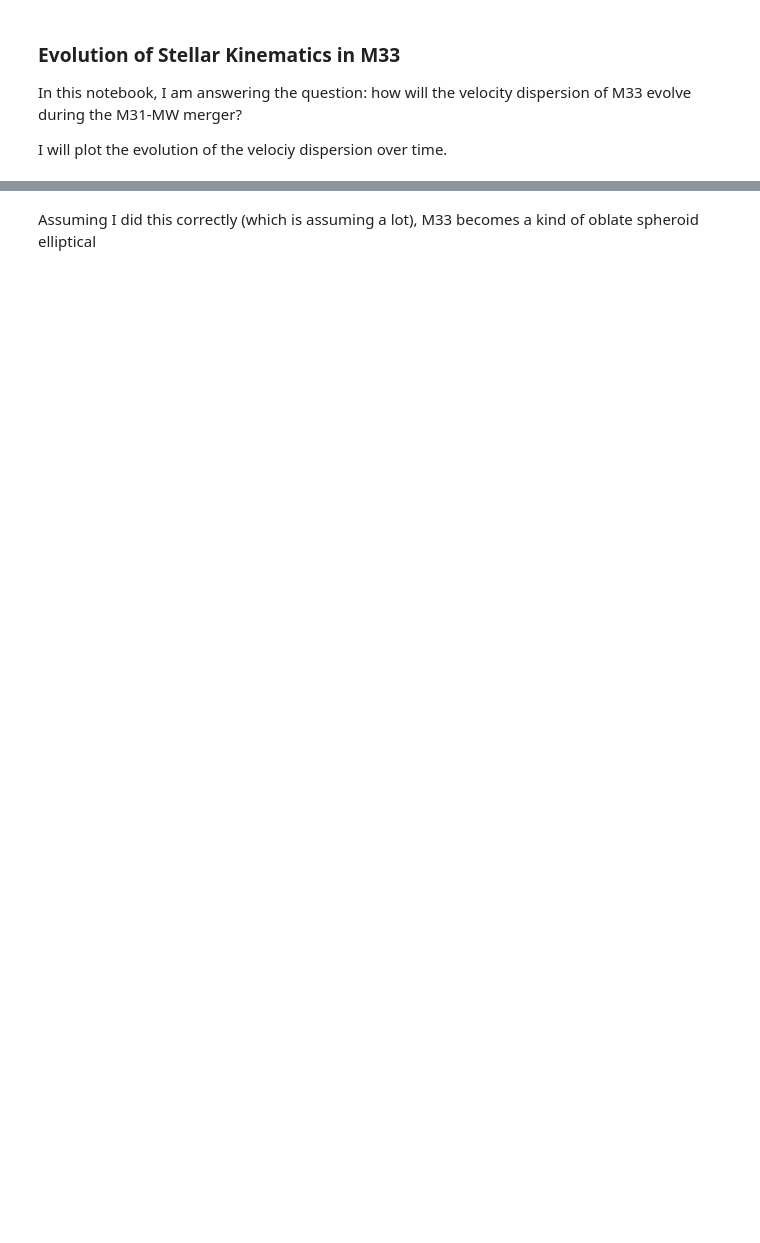
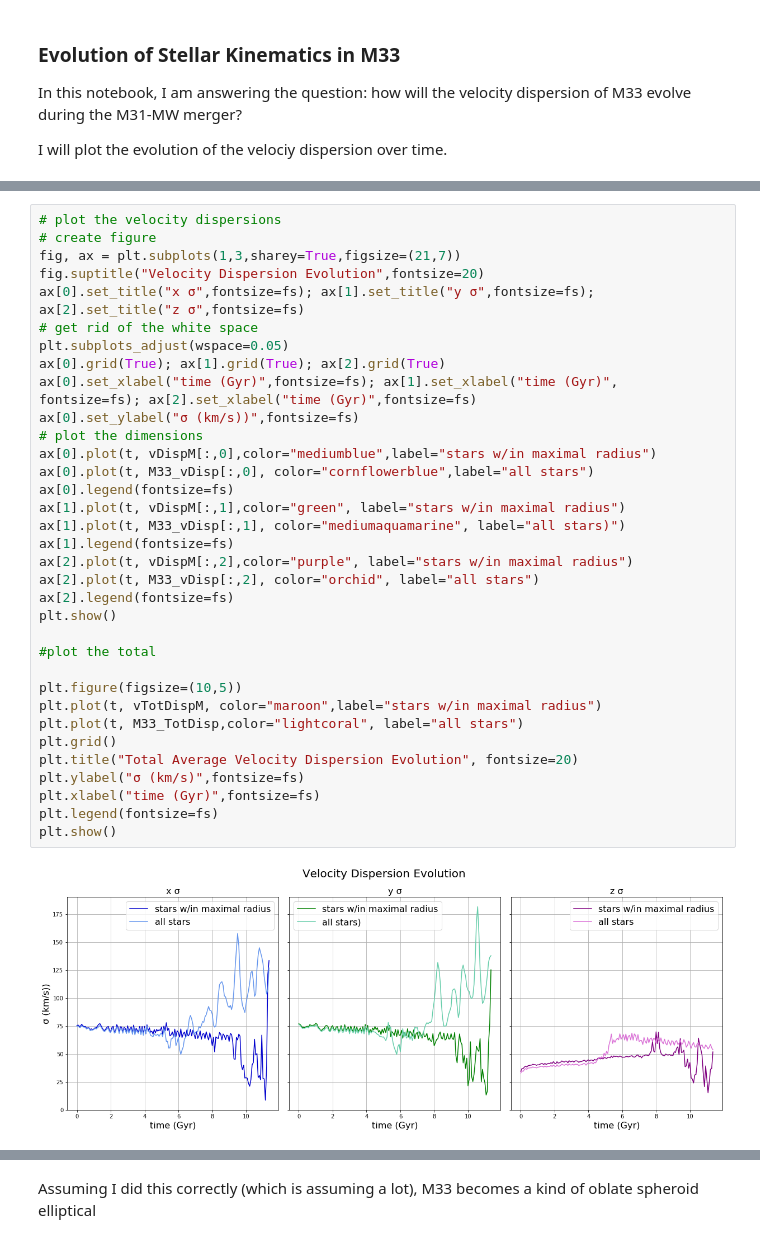
Before and after one commit to ewalla02/400b_walla, a Jupyter notebook: Homeworks/Research_Assignment/ResearchAssignment3/DimensionalVelocityDispersion.ipynb, the cells around one changed output, grey strips where cells are left out. Saved outputs shown, nothing was run; the diff lists cells and outputs as text; blank space fills up the shorter version.

```diff
--- a/Homeworks/Research_Assignment/ResearchAssignment3/DimensionalVelocityDispersion.ipynb
+++ b/Homeworks/Research_Assignment/ResearchAssignment3/DimensionalVelocityDispersion.ipynb
@@ -267,0 +327,36 @@ plt.show()
+# %%
+# plot the velocity dispersions
+# create figure
+fig, ax = plt.subplots(1,3,sharey=True,figsize=(21,7))
+fig.suptitle("Velocity Dispersion Evolution",fontsize=20)
+ax[0].set_title("x σ",fontsize=fs); ax[1].set_title("y σ",fontsize=fs); ax[2].set_title("z σ",fontsize=fs)
+# get rid of the white space
+plt.subplots_adjust(wspace=0.05)
+ax[0].grid(True); ax[1].grid(True); ax[2].grid(True)
+ax[0].set_xlabel("time (Gyr)",fontsize=fs); ax[1].set_xlabel("time (Gyr)", fontsize=fs); ax[2].set_xlabel("time (Gyr)",fontsize=fs)
+ax[0].set_ylabel("σ (km/s))",fontsize=fs)
+# plot the dimensions
+ax[0].plot(t, vDispM[:,0],color="mediumblue",label="stars w/in maximal radius")
+ax[0].plot(t, M33_vDisp[:,0], color="cornflowerblue",label="all stars")
+ax[0].legend(fontsize=fs)
+ax[1].plot(t, vDispM[:,1],color="green", label="stars w/in maximal radius")
+ax[1].plot(t, M33_vDisp[:,1], color="mediumaquamarine", label="all stars)")
+ax[1].legend(fontsize=fs)
+ax[2].plot(t, vDispM[:,2],color="purple", label="stars w/in maximal radius")
+ax[2].plot(t, M33_vDisp[:,2], color="orchid", label="all stars")
+ax[2].legend(fontsize=fs)
+plt.show()
+
+#plot the total
+
+plt.figure(figsize=(10,5))
+plt.plot(t, vTotDispM, color="maroon",label="stars w/in maximal radius")
+plt.plot(t, M33_TotDisp,color="lightcoral", label="all stars")
+plt.grid()
+plt.title("Total Average Velocity Dispersion Evolution", fontsize=20)
+plt.ylabel("σ (km/s)",fontsize=fs)
+plt.xlabel("time (Gyr)",fontsize=fs)
+plt.legend(fontsize=fs)
+plt.show()
+# %% [output]
+[figure, added]
```
Also changed, not shown: parts of 17 cells of this notebook, 2 other files.
